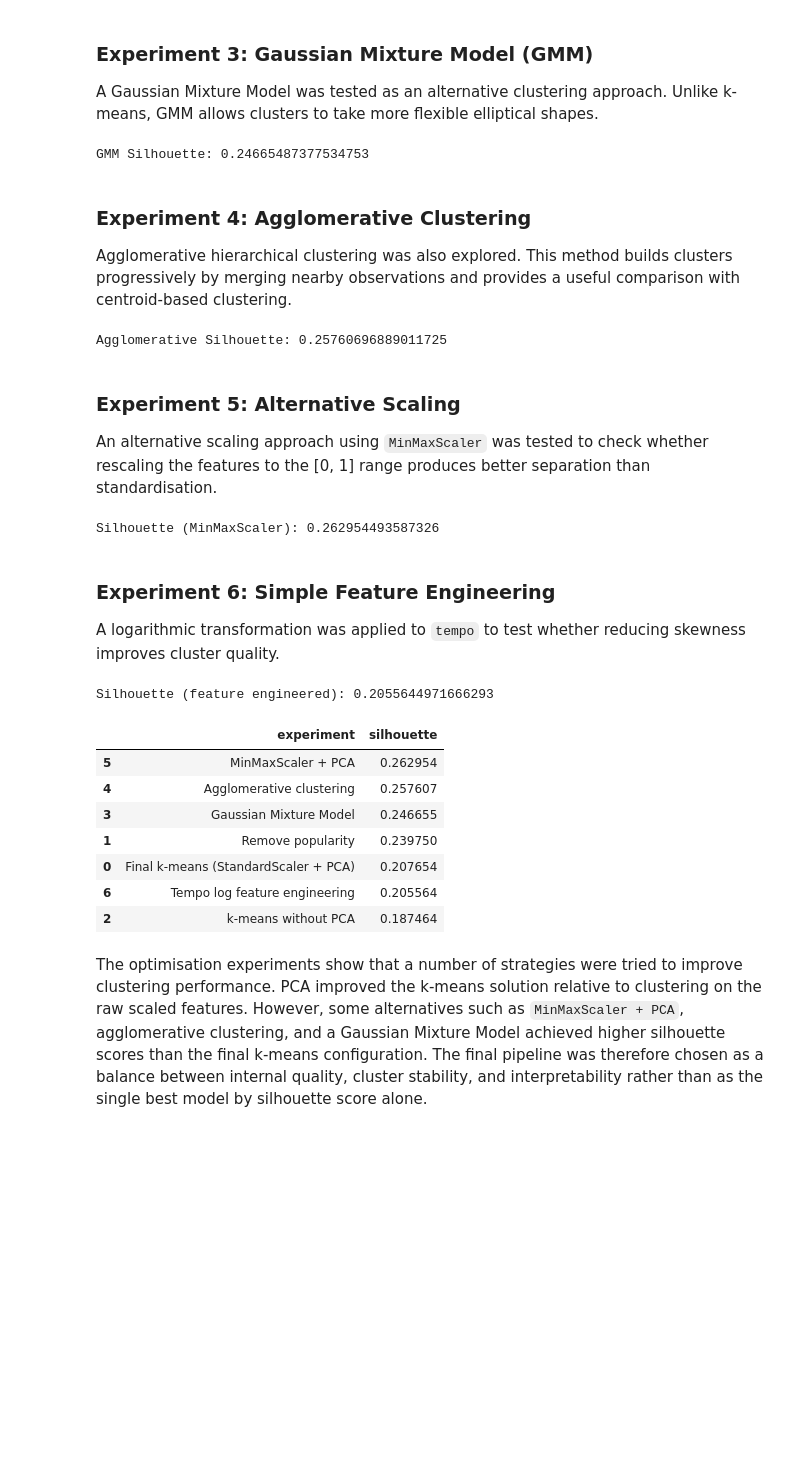
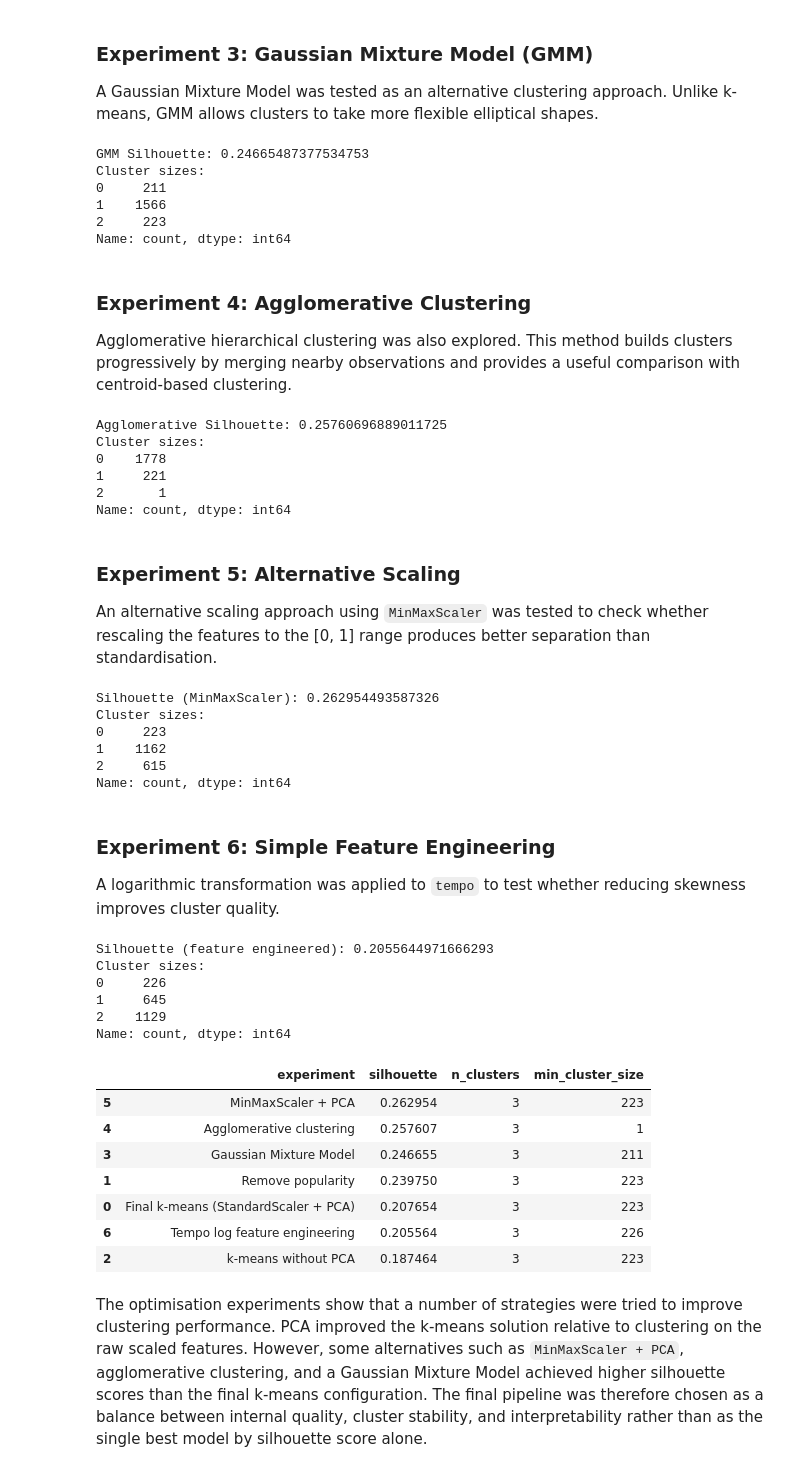
Before and after one commit to RoisinMitchell/data-mining-spotify, a Jupyter notebook: notebooks/3.2_Clustering.ipynb, the cells around one changed output. Saved outputs shown, nothing was run; the diff lists cells and outputs as text; code cells hidden in the pictures; blank space fills up the shorter version.

```diff
--- a/notebooks/3.2_Clustering.ipynb
+++ b/notebooks/3.2_Clustering.ipynb
@@ -508,11 +529,18 @@ A Gaussian Mixture Model was tested as an alternative clustering approach. Unlik
 # %%
 gmm = GaussianMixture(n_components=3, random_state=RANDOM_STATE)
 gmm_labels = gmm.fit_predict(X_pca_full)
-
 sil_gmm = silhouette_score(X_pca_full, gmm_labels)
+gmm_n_clusters, gmm_min_cluster_size, gmm_sizes = cluster_balance_stats(gmm_labels)
 print("GMM Silhouette:", sil_gmm)
+print("Cluster sizes:")
+print(gmm_sizes)
 # %% [output]
 GMM Silhouette: 0.24665487377534753
+Cluster sizes:
+0     211
+1    1566
+2     223
+Name: count, dtype: int64
 # %% [markdown]
 ### Experiment 4: Agglomerative Clustering
 
@@ -520,11 +548,18 @@ Agglomerative hierarchical clustering was also explored. This method builds clus
 # %%
 agg = AgglomerativeClustering(n_clusters=3)
 agg_labels = agg.fit_predict(X_pca_full)
-
 sil_agg = silhouette_score(X_pca_full, agg_labels)
+agg_n_clusters, agg_min_cluster_size, agg_sizes = cluster_balance_stats(agg_labels)
 print("Agglomerative Silhouette:", sil_agg)
+print("Cluster sizes:")
+print(agg_sizes)
 # %% [output]
 Agglomerative Silhouette: 0.25760696889011725
+Cluster sizes:
+0    1778
+1     221
+2       1
+Name: count, dtype: int64
 # %% [markdown]
 ### Experiment 5: Alternative Scaling
 
@@ -537,13 +572,19 @@ minmax_pipeline = Pipeline(steps=[
 
 X_minmax = minmax_pipeline.fit_transform(X)
 X_minmax_pca = PCA(n_components=0.90, random_state=RANDOM_STATE).fit_transform(X_minmax)
-
 labels_minmax = KMeans(n_clusters=3, n_init=50, random_state=RANDOM_STATE).fit_predict(X_minmax_pca)
-
 sil_minmax = silhouette_score(X_minmax_pca, labels_minmax)
+minmax_n_clusters, minmax_min_cluster_size, minmax_sizes = cluster_balance_stats(labels_minmax)
 print("Silhouette (MinMaxScaler):", sil_minmax)
+print("Cluster sizes:")
+print(minmax_sizes)
 # %% [output]
 Silhouette (MinMaxScaler): 0.262954493587326
+Cluster sizes:
+0     223
+1    1162
+2     615
+Name: count, dtype: int64
 # %% [markdown]
 ### Experiment 6: Simple Feature Engineering
 
@@ -559,45 +600,68 @@ X_fe_scaled = Pipeline(steps=[
 ]).fit_transform(X_fe)
 
 X_fe_pca = PCA(n_components=0.90, random_state=RANDOM_STATE).fit_transform(X_fe_scaled)
-
 labels_fe = KMeans(n_clusters=3, n_init=50, random_state=RANDOM_STATE).fit_predict(X_fe_pca)
-
 sil_fe = silhouette_score(X_fe_pca, labels_fe)
+fe_n_clusters, fe_min_cluster_size, fe_sizes = cluster_balance_stats(labels_fe)
 print("Silhouette (feature engineered):", sil_fe)
+print("Cluster sizes:")
+print(fe_sizes)
 # %% [output]
 Silhouette (feature engineered): 0.2055644971666293
+Cluster sizes:
+0     226
+1     645
+2    1129
+Name: count, dtype: int64
 # %%
 optimisation_summary = pd.DataFrame({
     "experiment": [
         "Final k-means (StandardScaler + PCA)",
         "Remove popularity",
         "k-means without PCA",
         "Gaussian Mixture Model",
         "Agglomerative clustering",
         "MinMaxScaler + PCA",
         "Tempo log feature engineering"
     ],
     "silhouette": [
         final_silhouette,
         sil_no_pop,
         sil_raw_k3,
         sil_gmm,
         sil_agg,
         sil_minmax,
         sil_fe
+    ],
+    "n_clusters": [
+        final_n_clusters,
+        no_pop_n_clusters,
+        raw_n_clusters,
+        gmm_n_clusters,
+        agg_n_clusters,
+        minmax_n_clusters,
+        fe_n_clusters
+    ],
+    "min_cluster_size": [
+        final_min_cluster_size,
+        no_pop_min_cluster_size,
+        raw_min_cluster_size,
+        gmm_min_cluster_size,
+        agg_min_cluster_size,
+        minmax_min_cluster_size,
+        fe_min_cluster_size
     ]
 }).sort_values(by="silhouette", ascending=False)
-
 optimisation_summary
 # %% [output]
-|  | experiment | silhouette |
-| 5 | MinMaxScaler + PCA | 0.262954 |
-| 4 | Agglomerative clustering | 0.257607 |
-| 3 | Gaussian Mixture Model | 0.246655 |
-| 1 | Remove popularity | 0.239750 |
-| 0 | Final k-means (StandardScaler + PCA) | 0.207654 |
-| 6 | Tempo log feature engineering | 0.205564 |
-| 2 | k-means without PCA | 0.187464 |
+|  | experiment | silhouette | n_clusters | min_cluster_size |
+| 5 | MinMaxScaler + PCA | 0.262954 | 3 | 223 |
+| 4 | Agglomerative clustering | 0.257607 | 3 | 1 |
+| 3 | Gaussian Mixture Model | 0.246655 | 3 | 211 |
+| 1 | Remove popularity | 0.239750 | 3 | 223 |
+| 0 | Final k-means (StandardScaler + PCA) | 0.207654 | 3 | 223 |
+| 6 | Tempo log feature engineering | 0.205564 | 3 | 226 |
+| 2 | k-means without PCA | 0.187464 | 3 | 223 |
 # %% [markdown]
 The optimisation experiments show that a number of strategies were tried to improve clustering performance. PCA improved the k-means solution relative to clustering on the raw scaled features. However, some alternatives such as `MinMaxScaler + PCA`, agglomerative clustering, and a Gaussian Mixture Model achieved higher silhouette scores than the final k-means configuration. The final pipeline was therefore chosen as a balance between internal quality, cluster stability, and interpretability rather than as the single best model by silhouette score alone.
 # %% [markdown]
```
Also changed, not shown: parts of 20 cells of this notebook.
